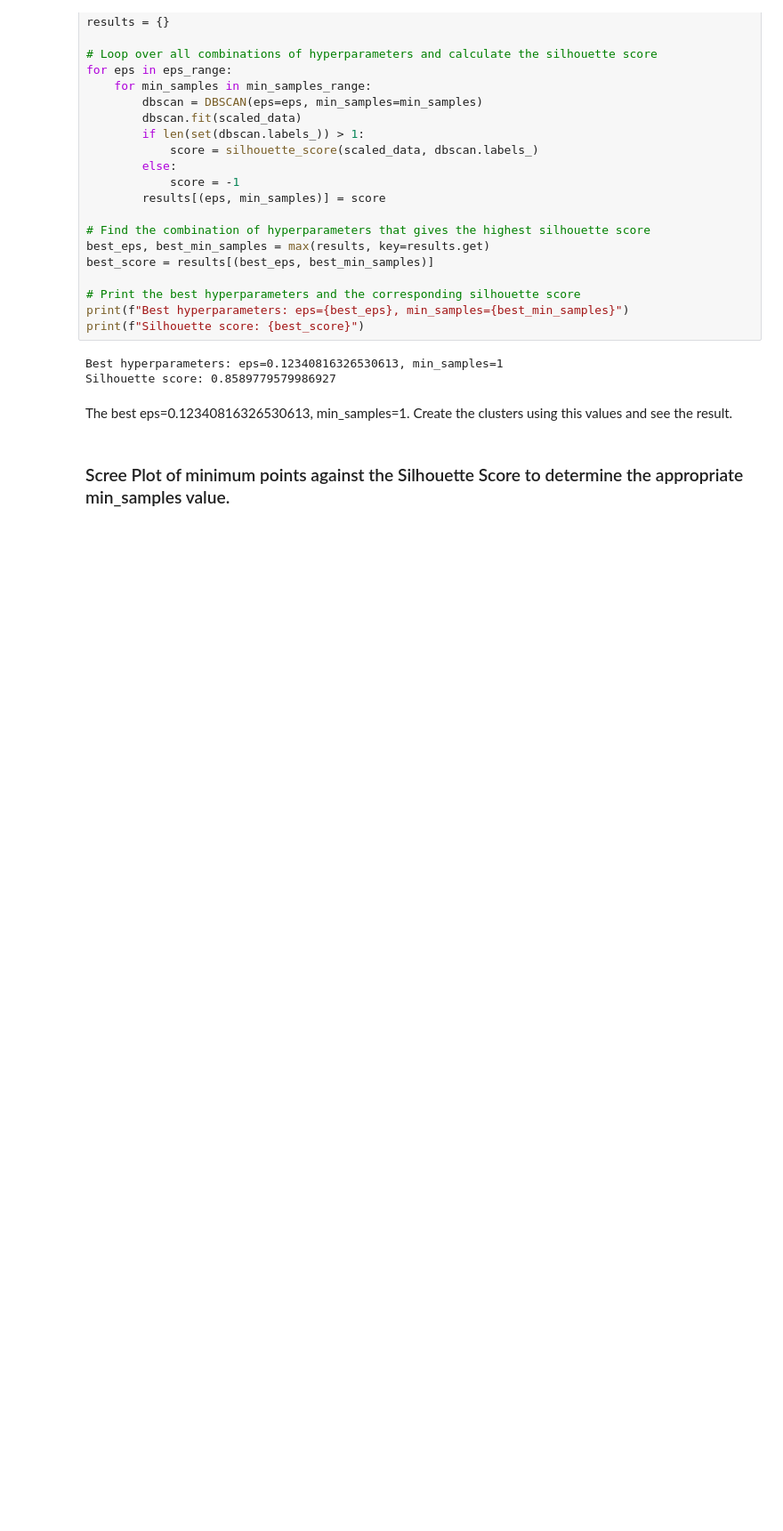
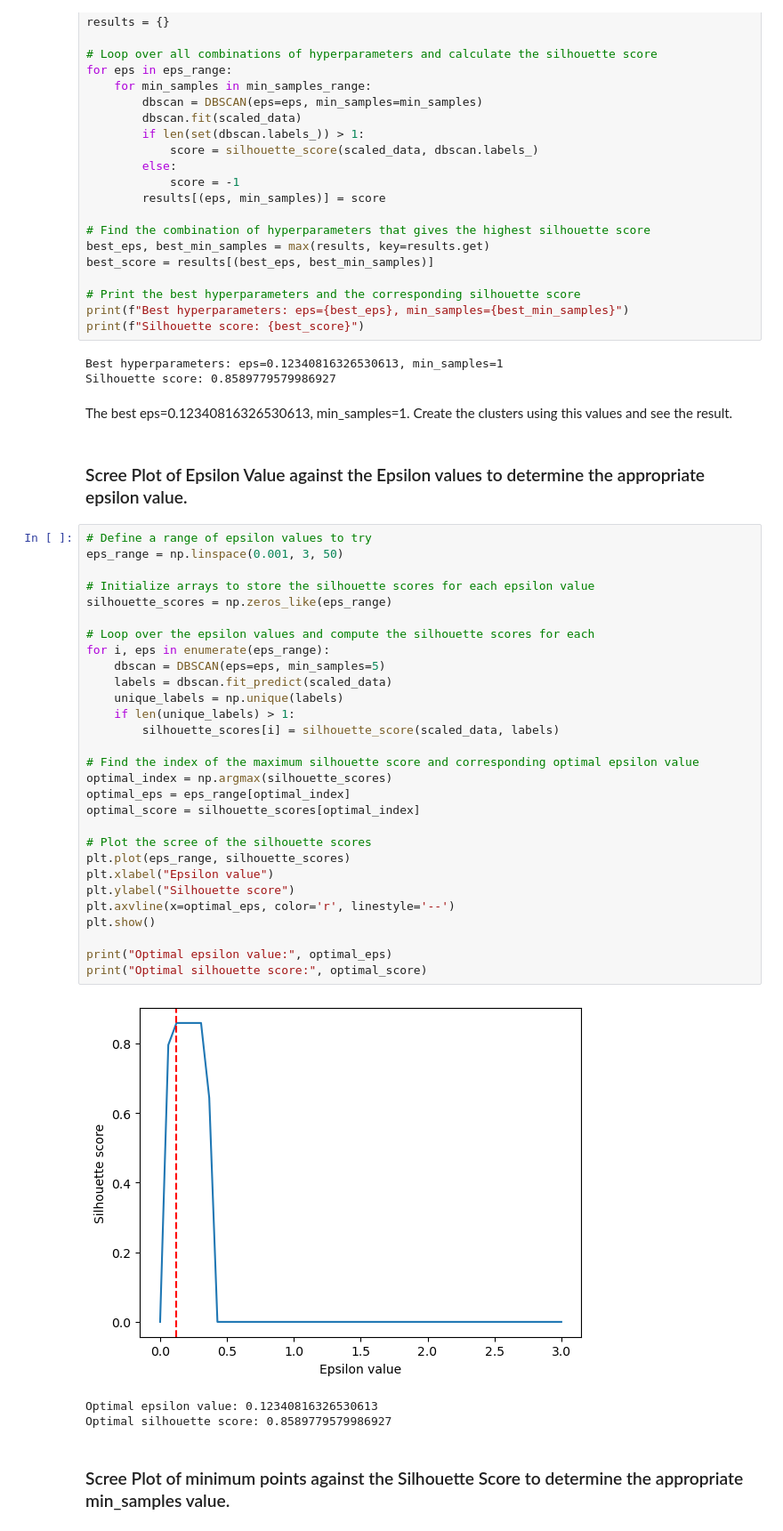
Before and after one commit to Sameer-ansarii/PRACTICE-NOTEBOOKS, a Jupyter notebook: UNSUPERVISED MACHINE LEARNING/CLUSTERING (K-MEANS, HEIRARCHICAL, DBSCAN).ipynb, the cells around one changed output. Shown at 89% size. Cells and saved outputs as stored; diff of their text form; blank space fills up the shorter version.

```diff
--- a/UNSUPERVISED MACHINE LEARNING/CLUSTERING (K-MEANS, HEIRARCHICAL, DBSCAN).ipynb
+++ b/UNSUPERVISED MACHINE LEARNING/CLUSTERING (K-MEANS, HEIRARCHICAL, DBSCAN).ipynb
@@ -662,6 +662,41 @@ Best hyperparameters: eps=0.12340816326530613, min_samples=1
 Silhouette score: 0.8589779579986927
 # %% [markdown]
 The best eps=0.12340816326530613, min_samples=1. Create the clusters using this values and see the result.
+# %% [markdown]
+### Scree Plot of Epsilon Value against the Epsilon values to determine the appropriate epsilon value.
+# %%
+# Define a range of epsilon values to try
+eps_range = np.linspace(0.001, 3, 50)
+
+# Initialize arrays to store the silhouette scores for each epsilon value
+silhouette_scores = np.zeros_like(eps_range)
+
+# Loop over the epsilon values and compute the silhouette scores for each
+for i, eps in enumerate(eps_range):
+    dbscan = DBSCAN(eps=eps, min_samples=5)
+    labels = dbscan.fit_predict(scaled_data)
+    unique_labels = np.unique(labels)
+    if len(unique_labels) > 1:
+        silhouette_scores[i] = silhouette_score(scaled_data, labels)
+
+# Find the index of the maximum silhouette score and corresponding optimal epsilon value
+optimal_index = np.argmax(silhouette_scores)
+optimal_eps = eps_range[optimal_index]
+optimal_score = silhouette_scores[optimal_index]
+
+# Plot the scree of the silhouette scores
+plt.plot(eps_range, silhouette_scores)
+plt.xlabel("Epsilon value")
+plt.ylabel("Silhouette score")
+plt.axvline(x=optimal_eps, color='r', linestyle='--')
+plt.show()
+
+print("Optimal epsilon value:", optimal_eps)
+print("Optimal silhouette score:", optimal_score)
+# %% [output]
+[figure, added]
+Optimal epsilon value: 0.12340816326530613
+Optimal silhouette score: 0.8589779579986927
 # %% [markdown]
 ### Scree Plot of minimum points against the Silhouette Score to determine the appropriate min_samples value.
 # %%
```
Also changed, not shown: parts of 12 cells of this notebook.
